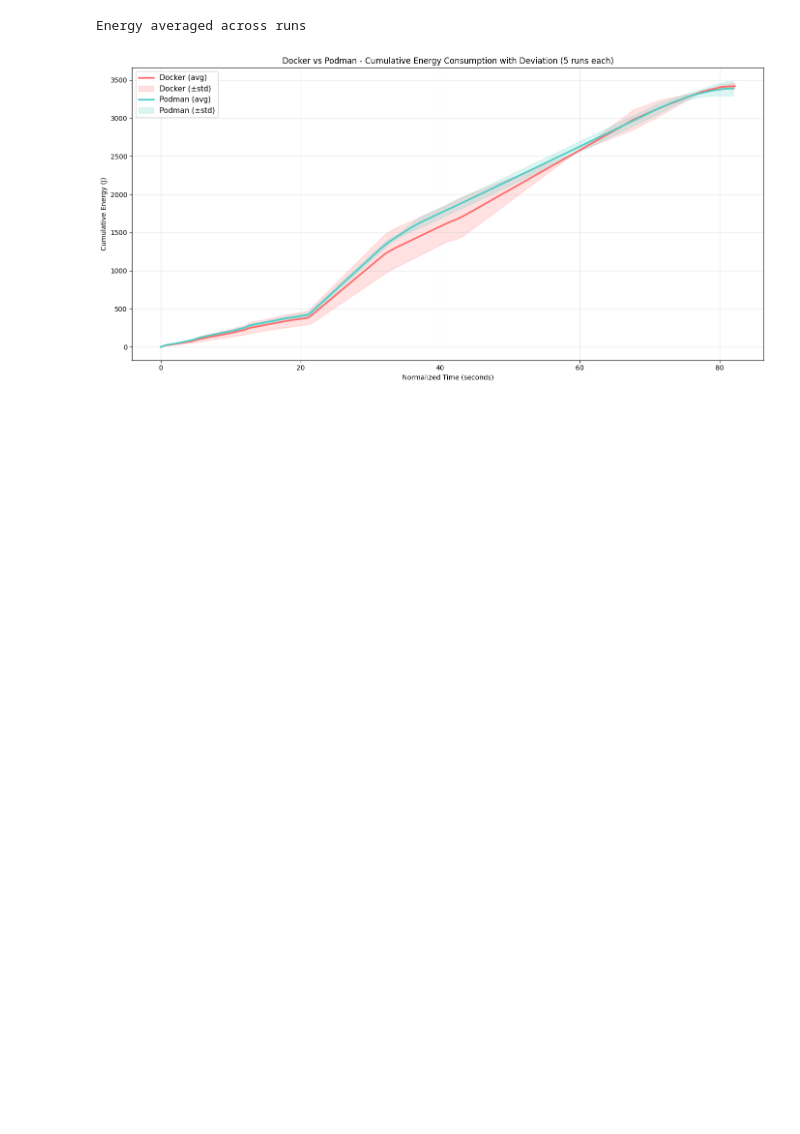
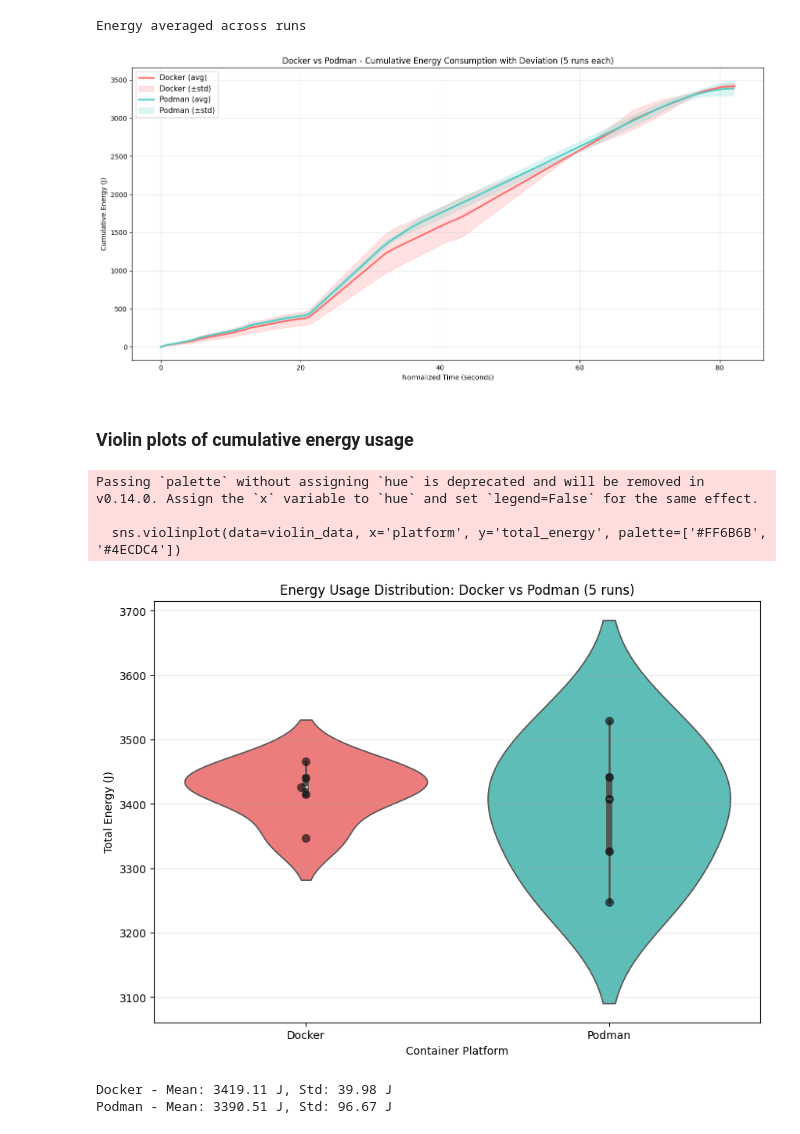
Before and after one commit to KaspervanM/course_sustainableSE-group-10-measurement, a Jupyter notebook: analysis.ipynb, the cells around one changed output. Saved outputs shown, nothing was run; the diff lists cells and outputs as text; code cells hidden in the pictures; blank space fills up the shorter version.

Commit message:
added violin cumsum plots

```diff
--- a/analysis.ipynb
+++ b/analysis.ipynb
@@ -190,3 +200,39 @@ plt.tight_layout()
 plt.show()
 # %% [output]
 [figure]
+# %% [markdown]
+### Violin plots of cumulative energy usage
+# %%
+import seaborn as sns
+
+# Extract total energy for each run
+docker_energies = [df['cumulative_energy'].iloc[-1] for df in docker_energy_runs]
+podman_energies = [df['cumulative_energy'].iloc[-1] for df in podman_energy_runs]
+
+# Create dataframe for violin plot
+violin_data = pd.DataFrame({
+    'platform': ['Docker'] * len(docker_energies) + ['Podman'] * len(podman_energies),
+    'total_energy': docker_energies + podman_energies
+})
+
+# Create violin plot
+plt.figure(figsize=(10, 7))
+sns.violinplot(data=violin_data, x='platform', y='total_energy', palette=['#FF6B6B', '#4ECDC4'])
+sns.swarmplot(data=violin_data, x='platform', y='total_energy', color='black', alpha=0.6, size=8)
+
+plt.ylabel('Total Energy (J)')
+plt.xlabel('Container Platform')
+plt.title('Energy Usage Distribution: Docker vs Podman (5 runs)')
+plt.grid(True, alpha=0.3, axis='y')
+plt.tight_layout()
+plt.show()
+
+print(f'Docker - Mean: {np.mean(docker_energies):.2f} J, Std: {np.std(docker_energies):.2f} J')
+print(f'Podman - Mean: {np.mean(podman_energies):.2f} J, Std: {np.std(podman_energies):.2f} J')
+# %% [output]
+Passing `palette` without assigning `hue` is deprecated and will be removed in v0.14.0. Assign the `x` variable to `hue` and set `legend=False` for the same effect.
+
+  sns.violinplot(data=violin_data, x='platform', y='total_energy', palette=['#FF6B6B', '#4ECDC4'])
+[figure, added]
+Docker - Mean: 3419.11 J, Std: 39.98 J
+Podman - Mean: 3390.51 J, Std: 96.67 J
```
Also changed, not shown: parts of 7 cells of this notebook.
